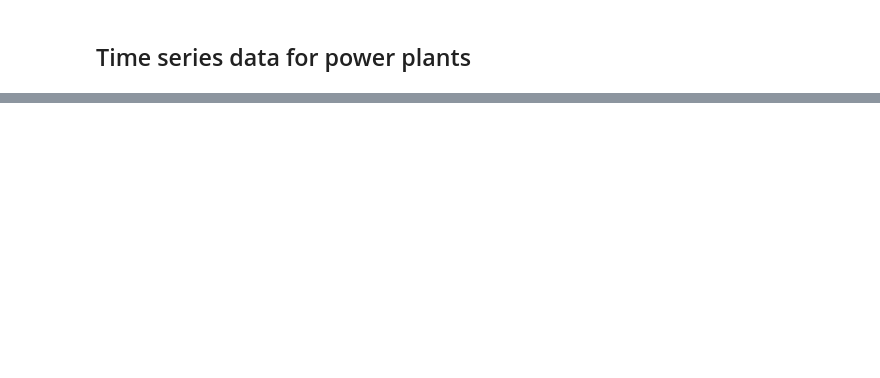
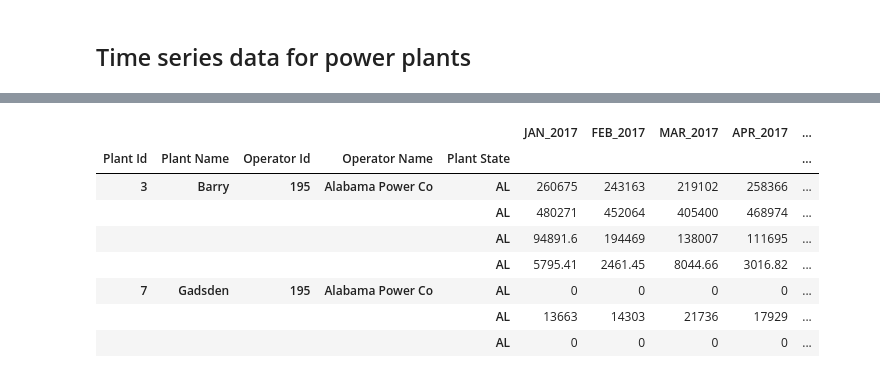
Before and after one commit to xingliuUT/battery_planner, a Jupyter notebook: import_data.ipynb, the cells around one changed output, grey strips where cells are left out. Cells and saved outputs as stored; diff of their text form; code cells hidden in the pictures; blank space fills up the shorter version.

```diff
--- a/import_data.ipynb
+++ b/import_data.ipynb
@@ -57,2 +13,0 @@ df_eia923_y2017.shape
-# %%
-df_test = df_eia923_y2017.set_index(['Plant Id', 'Plant Name', 'Operator Id'])
@@ -338,0 +111,14 @@ Wall time: 4 s
+# %%
+df2017_new = clean_by_year(df_eia923_y2017, '2017')
+# %%
+df2017_new.head(7)
+# %% [output]
+|  |  |  |  |  | JAN_2017 | FEB_2017 | MAR_2017 | APR_2017 | ... |
+| Plant Id | Plant Name | Operator Id | Operator Name | Plant State |  |  |  |  | ... |
+| 3 | Barry | 195 | Alabama Power Co | AL | 260675 | 243163 | 219102 | 258366 | ... |
+|  |  |  |  | AL | 480271 | 452064 | 405400 | 468974 | ... |
+|  |  |  |  | AL | 94891.6 | 194469 | 138007 | 111695 | ... |
+|  |  |  |  | AL | 5795.41 | 2461.45 | 8044.66 | 3016.82 | ... |
+| 7 | Gadsden | 195 | Alabama Power Co | AL | 0 | 0 | 0 | 0 | ... |
+|  |  |  |  | AL | 13663 | 14303 | 21736 | 17929 | ... |
+|  |  |  |  | AL | 0 | 0 | 0 | 0 | ... |
```
Also changed, not shown: parts of 67 cells of this notebook.
